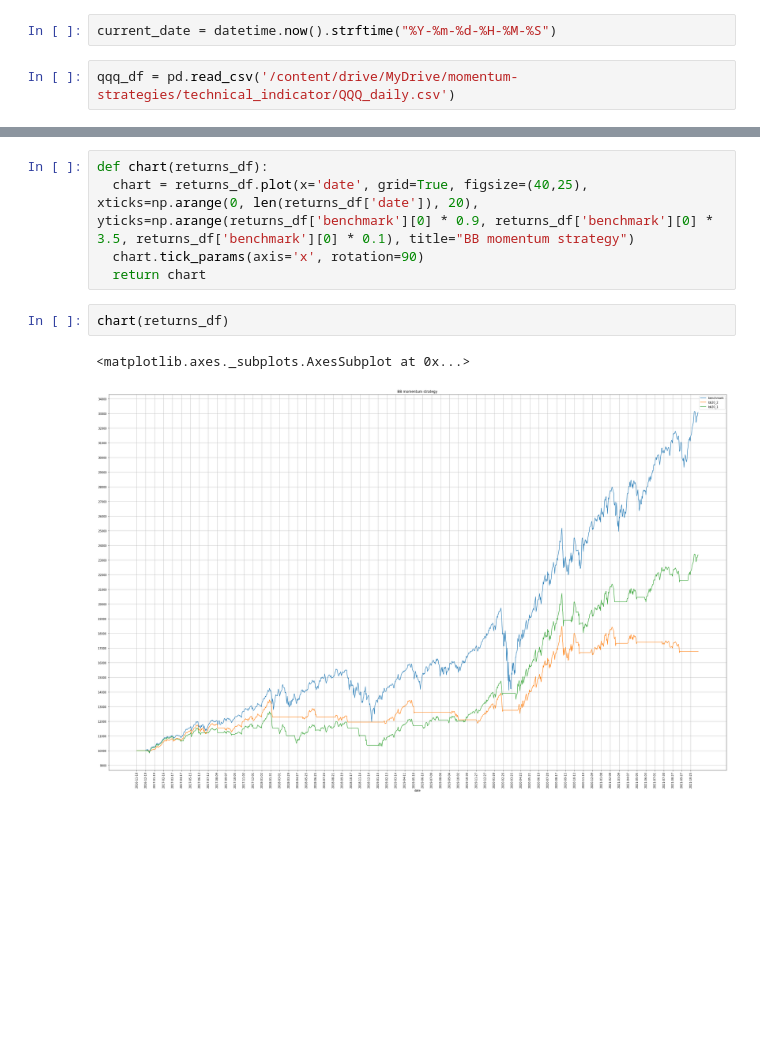
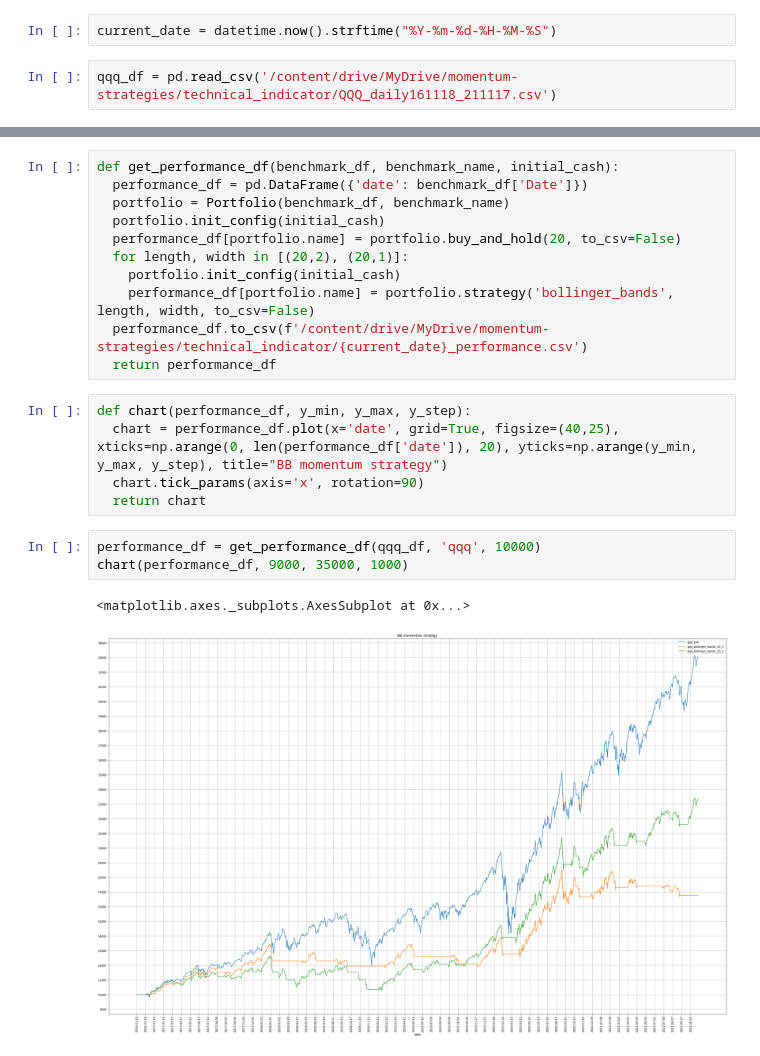
Before and after one commit to JeonHG/momentum-strategies, a Jupyter notebook: bollinger_bands_momentum.ipynb, the cells around one changed output, grey strips where cells are left out. Cells and saved outputs as stored; diff of their text form; blank space fills up the shorter version.

Commit message:
Portfolio class

```diff
--- a/bollinger_bands_momentum.ipynb
+++ b/bollinger_bands_momentum.ipynb
@@ -12,4 +12,4 @@ import math
 # %%
 current_date = datetime.now().strftime("%Y-%m-%d-%H-%M-%S")
 # %%
-qqq_df = pd.read_csv('/content/drive/MyDrive/momentum-strategies/technical_indicator/QQQ_daily.csv')
+qqq_df = pd.read_csv('/content/drive/MyDrive/momentum-strategies/technical_indicator/QQQ_daily161118_211117.csv')
@@ -86,10 +148,22 @@ returns_df = backtest(qqq_df, 10000)
+# %%
+def get_performance_df(benchmark_df, benchmark_name, initial_cash):
+  performance_df = pd.DataFrame({'date': benchmark_df['Date']})
+  portfolio = Portfolio(benchmark_df, benchmark_name)
+  portfolio.init_config(initial_cash)
+  performance_df[portfolio.name] = portfolio.buy_and_hold(20, to_csv=False)
+  for length, width in [(20,2), (20,1)]:
+    portfolio.init_config(initial_cash)
+    performance_df[portfolio.name] = portfolio.strategy('bollinger_bands', length, width, to_csv=False)
+  performance_df.to_csv(f'/content/drive/MyDrive/momentum-strategies/technical_indicator/{current_date}_performance.csv')
+  return performance_df
 # %%
-def chart(returns_df):
-  chart = returns_df.plot(x='date', grid=True, figsize=(40,25), xticks=np.arange(0, len(returns_df['date']), 20), yticks=np.arange(returns_df['benchmark'][0] * 0.9, returns_df['benchmark'][0] * 3.5, returns_df['benchmark'][0] * 0.1), title="BB momentum strategy")
+def chart(performance_df, y_min, y_max, y_step):
+  chart = performance_df.plot(x='date', grid=True, figsize=(40,25), xticks=np.arange(0, len(performance_df['date']), 20), yticks=np.arange(y_min, y_max, y_step), title="BB momentum strategy")
   chart.tick_params(axis='x', rotation=90)
   return chart
-# %%
-chart(returns_df)
-# %% [output]
-<matplotlib.axes._subplots.AxesSubplot at 0x...>
-[figure, removed]
+# %%
+performance_df = get_performance_df(qqq_df, 'qqq', 10000)
+chart(performance_df, 9000, 35000, 1000)
+# %% [output]
+<matplotlib.axes._subplots.AxesSubplot at 0x...>
+[figure, added]
```
Also changed, not shown: parts of 13 cells of this notebook.
